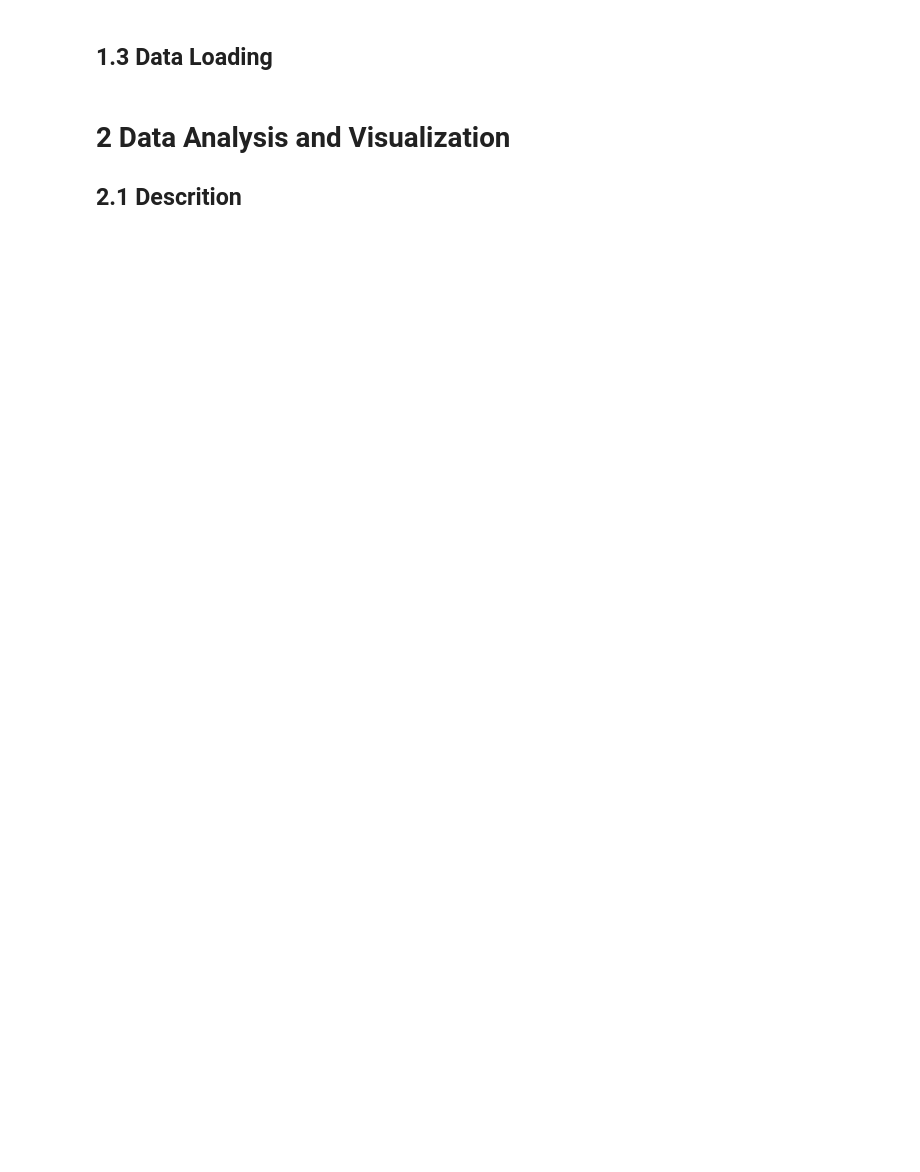
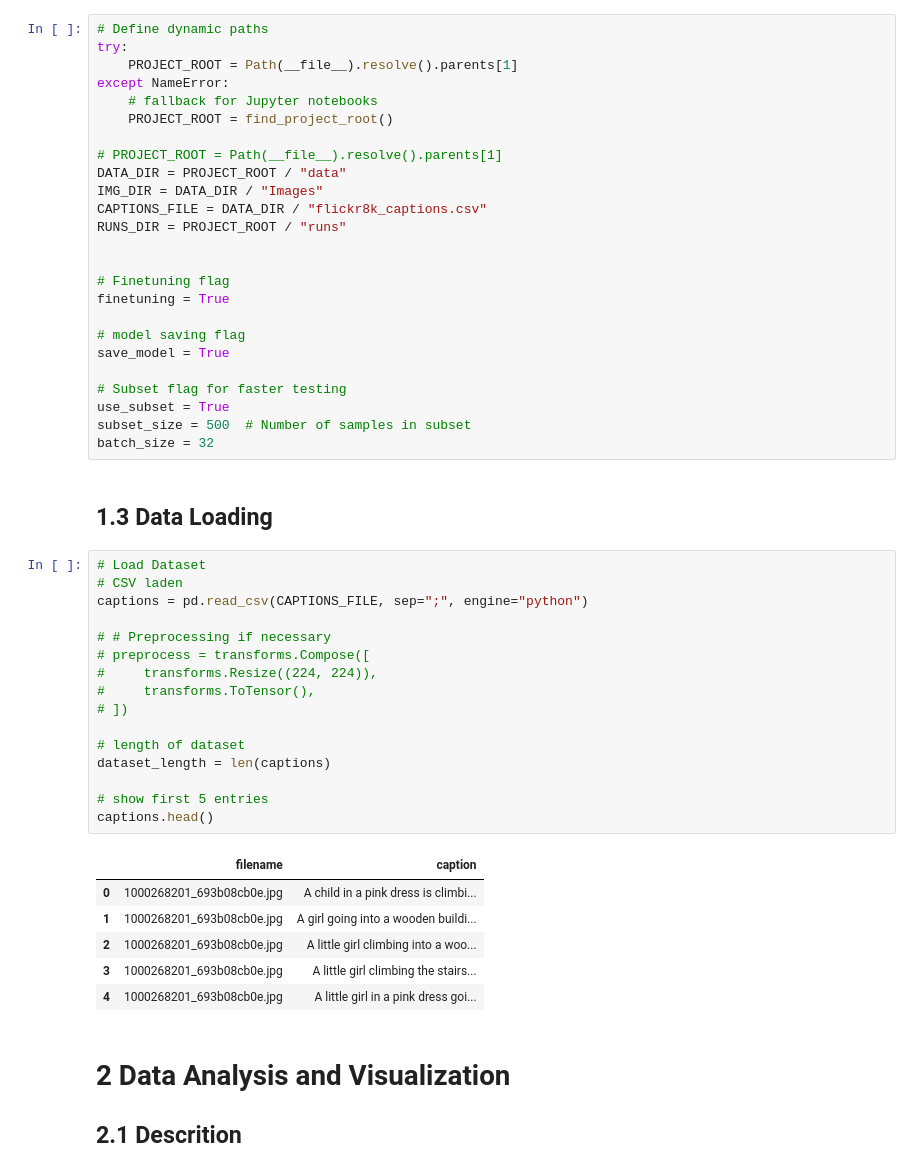
Before and after one commit to Nivocoegi/ADL_multimodal-retrieval, a Jupyter notebook: notebooks/ADL_multimodel_retrieval.ipynb, the cells around one changed output. Drawn from its saved outputs; the diff is of its cells as text; blank space fills up the shorter version.

Commit message:
Jupyter notebook

```diff
--- a/notebooks/ADL_multimodel_retrieval.ipynb
+++ b/notebooks/ADL_multimodel_retrieval.ipynb
@@ -23,7 +44,55 @@ import os
 # %% [markdown]
 ## 1.2 Funcitonality Pre-settings
+# %%
+# Define dynamic paths
+try:
+    PROJECT_ROOT = Path(__file__).resolve().parents[1]
+except NameError:
+    # fallback for Jupyter notebooks
+    PROJECT_ROOT = find_project_root()
+
+# PROJECT_ROOT = Path(__file__).resolve().parents[1]
+DATA_DIR = PROJECT_ROOT / "data"
+IMG_DIR = DATA_DIR / "Images"
+CAPTIONS_FILE = DATA_DIR / "flickr8k_captions.csv"
+RUNS_DIR = PROJECT_ROOT / "runs"
+
+
+# Finetuning flag
+finetuning = True
+
+# model saving flag
+save_model = True
+
+# Subset flag for faster testing
+use_subset = True
+subset_size = 500  # Number of samples in subset
+batch_size = 32
 # %% [markdown]
 ## 1.3 Data Loading
+# %%
+# Load Dataset
+# CSV laden
+captions = pd.read_csv(CAPTIONS_FILE, sep=";", engine="python")
+
+# # Preprocessing if necessary
+# preprocess = transforms.Compose([
+#     transforms.Resize((224, 224)),
+#     transforms.ToTensor(),
+# ])
+
+# length of dataset
+dataset_length = len(captions)
+
+# show first 5 entries
+captions.head()
+# %% [output]
+|  | filename | caption |
+| 0 | 1000268201_693b08cb0e.jpg | A child in a pink dress is climbi... |
+| 1 | 1000268201_693b08cb0e.jpg | A girl going into a wooden buildi... |
+| 2 | 1000268201_693b08cb0e.jpg | A little girl climbing into a woo... |
+| 3 | 1000268201_693b08cb0e.jpg | A little girl climbing the stairs... |
+| 4 | 1000268201_693b08cb0e.jpg | A little girl in a pink dress goi... |
 # %% [markdown]
 # 2 Data Analysis and Visualization
 ## 2.1 Descrition
```
Also changed, not shown: parts of 18 cells of this notebook, 9 other files.
